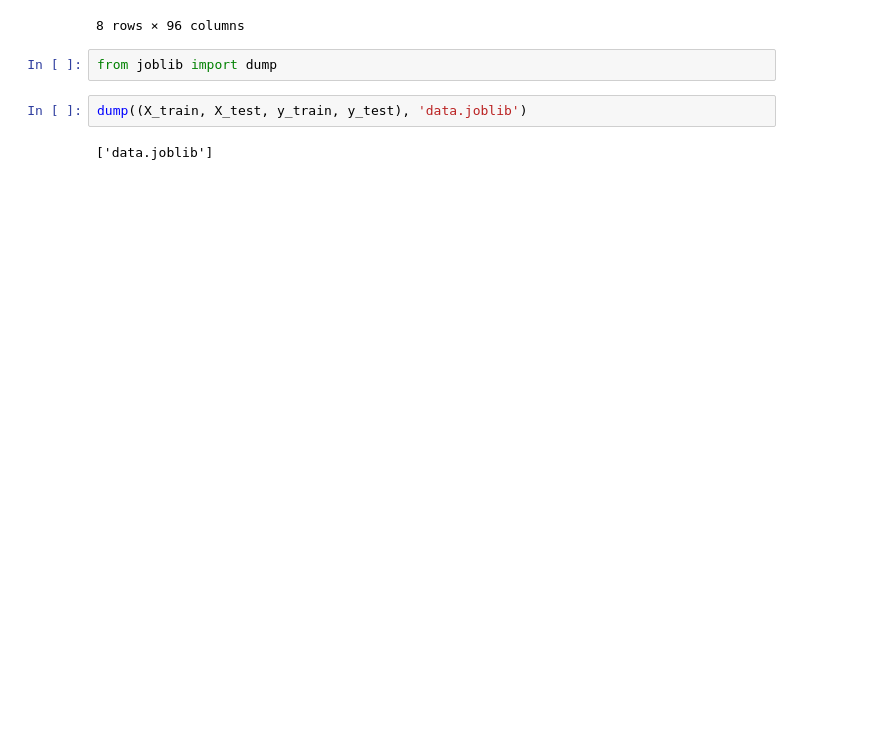
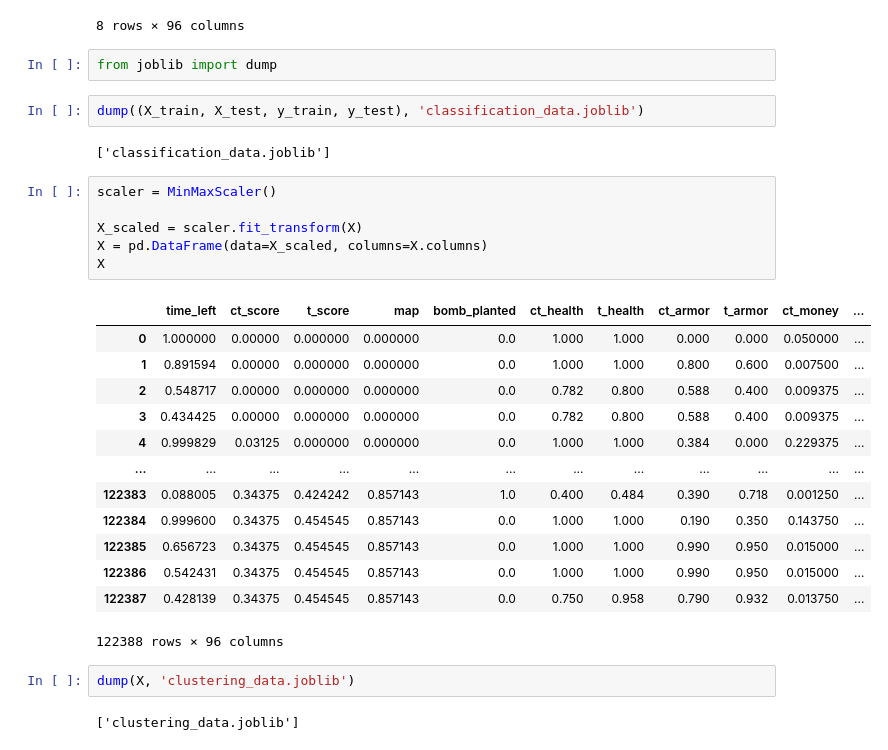
Before and after one commit to MATF-istrazivanje-podataka-1/2023_Data_Mining_Go_winner_Dataset, a Jupyter notebook: preprocessing_data.ipynb, the cells around one changed output. Drawn from its saved outputs; the diff is of its cells as text; blank space fills up the shorter version.

Commit message:
separated preprocessed data for classification and clustering

```diff
--- a/preprocessing_data.ipynb
+++ b/preprocessing_data.ipynb
@@ -206,6 +206,30 @@ X_train.describe()
 # %%
 from joblib import dump
 # %%
-dump((X_train, X_test, y_train, y_test), 'data.joblib')
+dump((X_train, X_test, y_train, y_test), 'classification_data.joblib')
 # %% [output]
-['data.joblib']
+['classification_data.joblib']
+# %%
+scaler = MinMaxScaler()
+
+X_scaled = scaler.fit_transform(X)
+X = pd.DataFrame(data=X_scaled, columns=X.columns)
+X
+# %% [output]
+|  | time_left | ct_score | t_score | map | bomb_planted | ct_health | t_health | ct_armor | t_armor | ct_money | ... |
+| 0 | 1.000000 | 0.00000 | 0.000000 | 0.000000 | 0.0 | 1.000 | 1.000 | 0.000 | 0.000 | 0.050000 | ... |
+| 1 | 0.891594 | 0.00000 | 0.000000 | 0.000000 | 0.0 | 1.000 | 1.000 | 0.800 | 0.600 | 0.007500 | ... |
+| 2 | 0.548717 | 0.00000 | 0.000000 | 0.000000 | 0.0 | 0.782 | 0.800 | 0.588 | 0.400 | 0.009375 | ... |
+| 3 | 0.434425 | 0.00000 | 0.000000 | 0.000000 | 0.0 | 0.782 | 0.800 | 0.588 | 0.400 | 0.009375 | ... |
+| 4 | 0.999829 | 0.03125 | 0.000000 | 0.000000 | 0.0 | 1.000 | 1.000 | 0.384 | 0.000 | 0.229375 | ... |
+| ... | ... | ... | ... | ... | ... | ... | ... | ... | ... | ... | ... |
+| 122383 | 0.088005 | 0.34375 | 0.424242 | 0.857143 | 1.0 | 0.400 | 0.484 | 0.390 | 0.718 | 0.001250 | ... |
+| 122384 | 0.999600 | 0.34375 | 0.454545 | 0.857143 | 0.0 | 1.000 | 1.000 | 0.190 | 0.350 | 0.143750 | ... |
+| 122385 | 0.656723 | 0.34375 | 0.454545 | 0.857143 | 0.0 | 1.000 | 1.000 | 0.990 | 0.950 | 0.015000 | ... |
+| 122386 | 0.542431 | 0.34375 | 0.454545 | 0.857143 | 0.0 | 1.000 | 1.000 | 0.990 | 0.950 | 0.015000 | ... |
+| 122387 | 0.428139 | 0.34375 | 0.454545 | 0.857143 | 0.0 | 0.750 | 0.958 | 0.790 | 0.932 | 0.013750 | ... |
+122388 rows × 96 columns
+# %%
+dump(X, 'clustering_data.joblib')
+# %% [output]
+['clustering_data.joblib']
```
Also changed, not shown: 5 other files.
